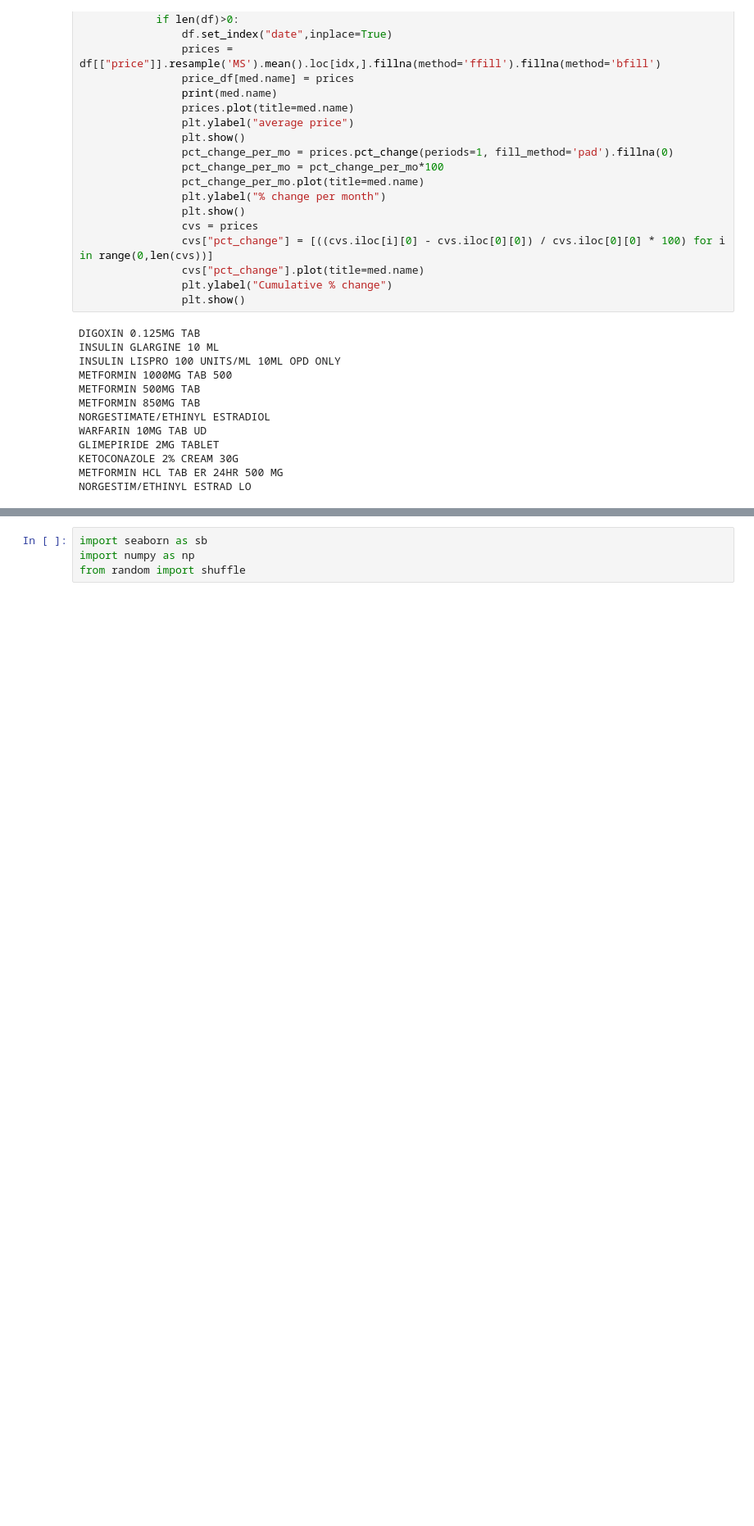
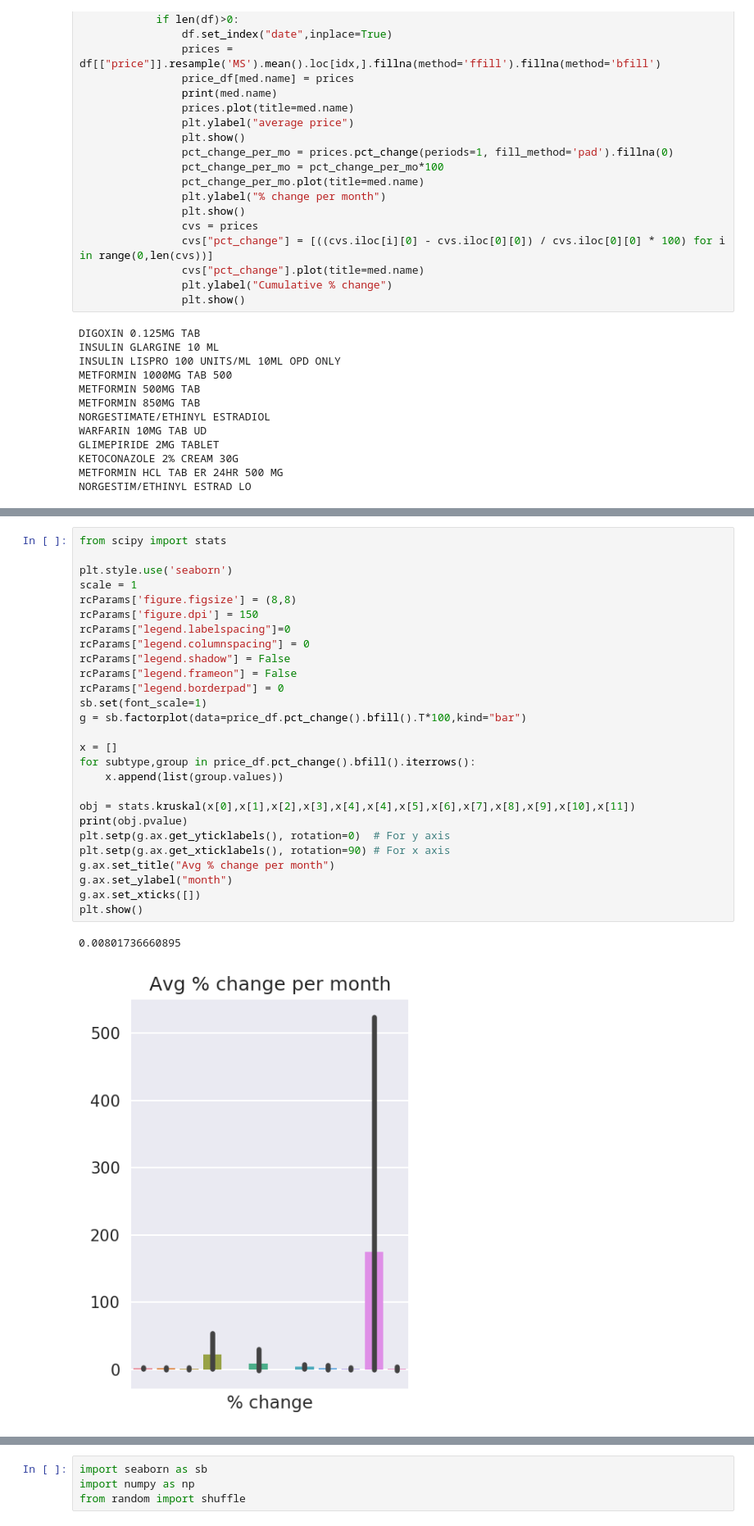
Before and after one commit to ehhop/ehhapp-formulary2, a Jupyter notebook: test_database.ipynb, the cells around one changed output, grey strips where cells are left out. Shown at 82% size. Cells and saved outputs as stored; diff of their text form; blank space fills up the shorter version.

Commit message:
Improved import page.

```diff
--- a/test_database.ipynb
+++ b/test_database.ipynb
@@ -356,0 +339,30 @@ NORGESTIM/ETHINYL ESTRAD LO
+# %%
+from scipy import stats
+
+plt.style.use('seaborn')
+scale = 1
+rcParams['figure.figsize'] = (8,8)
+rcParams['figure.dpi'] = 150
+rcParams["legend.labelspacing"]=0
+rcParams["legend.columnspacing"] = 0
+rcParams["legend.shadow"] = False
+rcParams["legend.frameon"] = False
+rcParams["legend.borderpad"] = 0
+sb.set(font_scale=1)
+g = sb.factorplot(data=price_df.pct_change().bfill().T*100,kind="bar")
+
+x = []
+for subtype,group in price_df.pct_change().bfill().iterrows():
+    x.append(list(group.values))
+
+obj = stats.kruskal(x[0],x[1],x[2],x[3],x[4],x[4],x[5],x[6],x[7],x[8],x[9],x[10],x[11])
+print(obj.pvalue)
+plt.setp(g.ax.get_yticklabels(), rotation=0)  # For y axis
+plt.setp(g.ax.get_xticklabels(), rotation=90) # For x axis
+g.ax.set_title("Avg % change per month")
+g.ax.set_ylabel("month")
+g.ax.set_xticks([])
+plt.show()
+# %% [output]
+0.00801736660895
+[figure, added]
```
Also changed, not shown: parts of 7 cells of this notebook, 25 other files.
